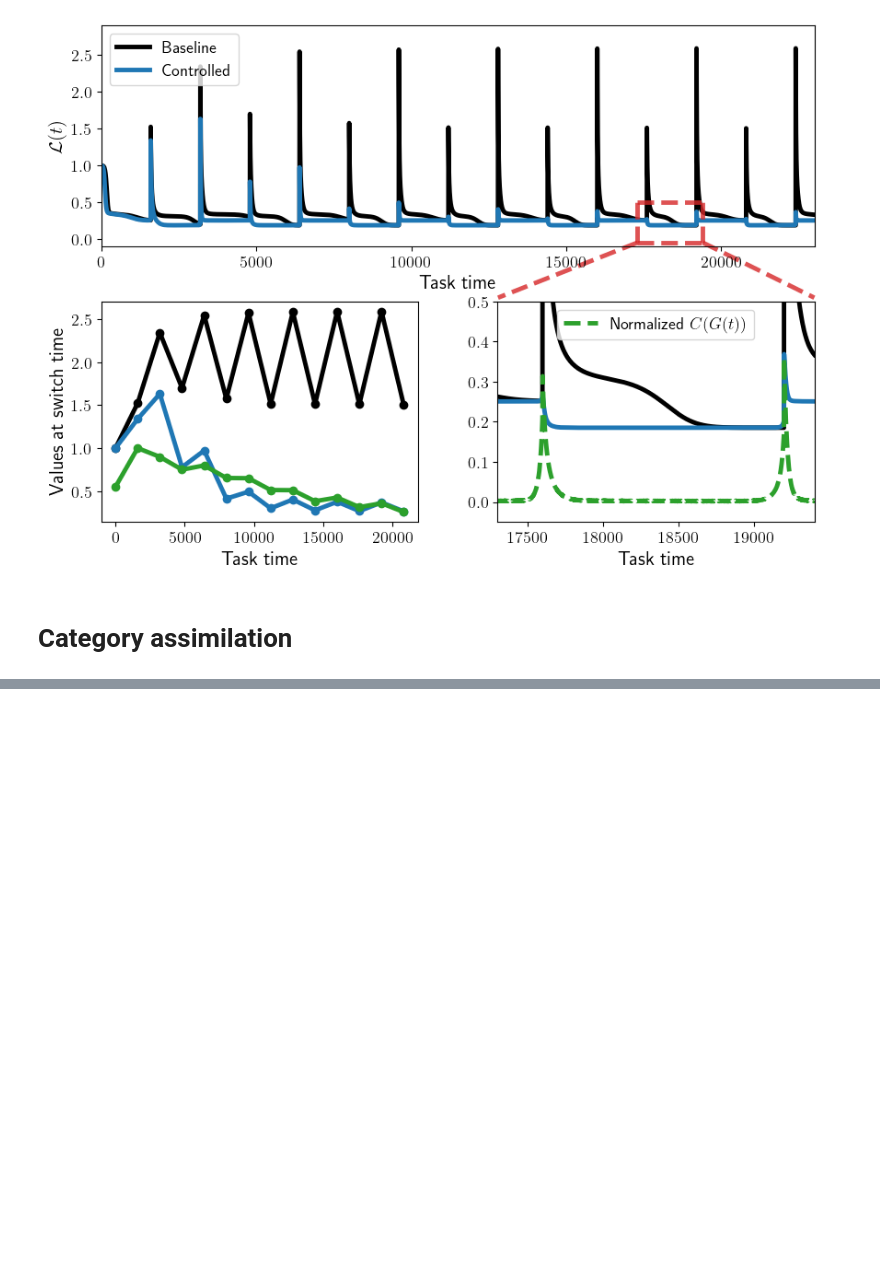
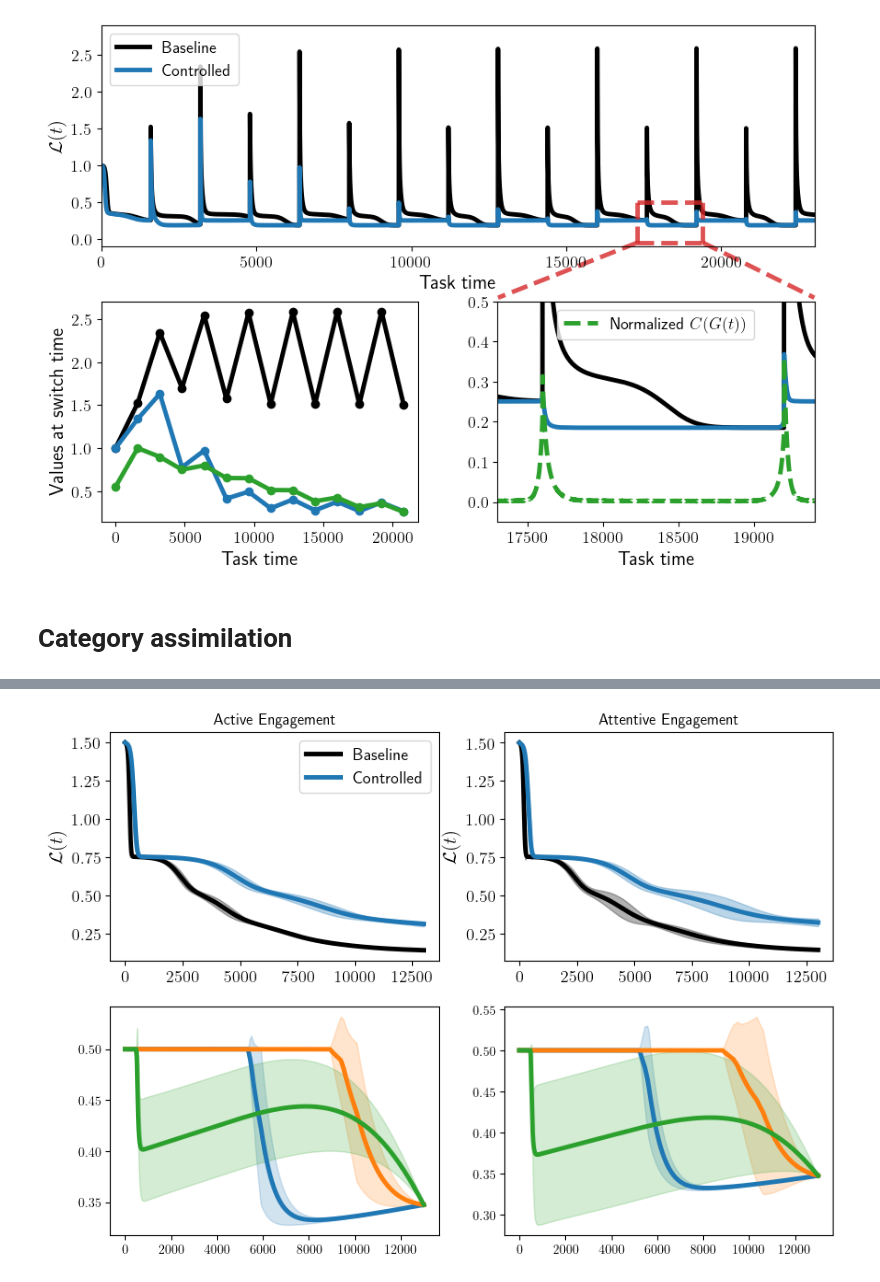
Before and after one commit to rodrigcd/neuromod, a Jupyter notebook: notebooks/paper_plots.ipynb, the cells around one changed output, grey strips where cells are left out. Drawn from its saved outputs; the diff is of its cells as text; code cells hidden in the pictures; blank space fills up the shorter version.

```diff
--- a/notebooks/paper_plots.ipynb
+++ b/notebooks/paper_plots.ipynb
@@ -166,0 +186,14 @@ plt.savefig("paper_figures/category_assimilation.pdf", bbox_inches="tight")
+# %%
+results = []
+results_list1 = [ResultsManager(path_) for path_ in results_path1_list]
+results_list2 = [ResultsManager(path_) for path_ in results_path2_list]
+results = [results_list1, results_list2]
+# %%
+figsize = (10, 7)
+fontsize = 15
+line_width = 3.5
+# %%
+task_engagement_plot(results[0], results[1], figsize=figsize, fontsize=fontsize, line_width=line_width)
+plt.savefig("paper_figures/task_engagement.pdf", bbox_inches="tight")
+# %% [output]
+[figure, added]
```
Also changed, not shown: parts of 8 cells of this notebook, 9 other files.
